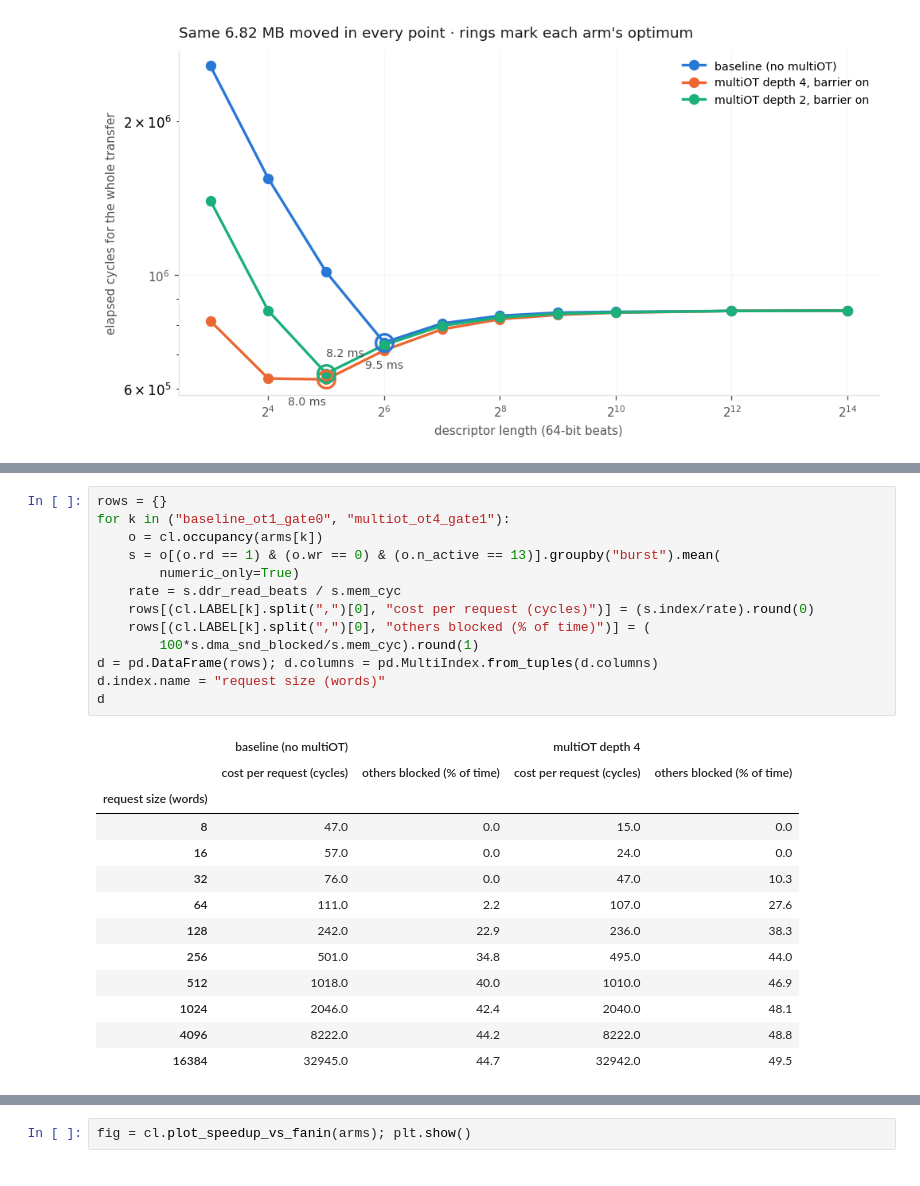
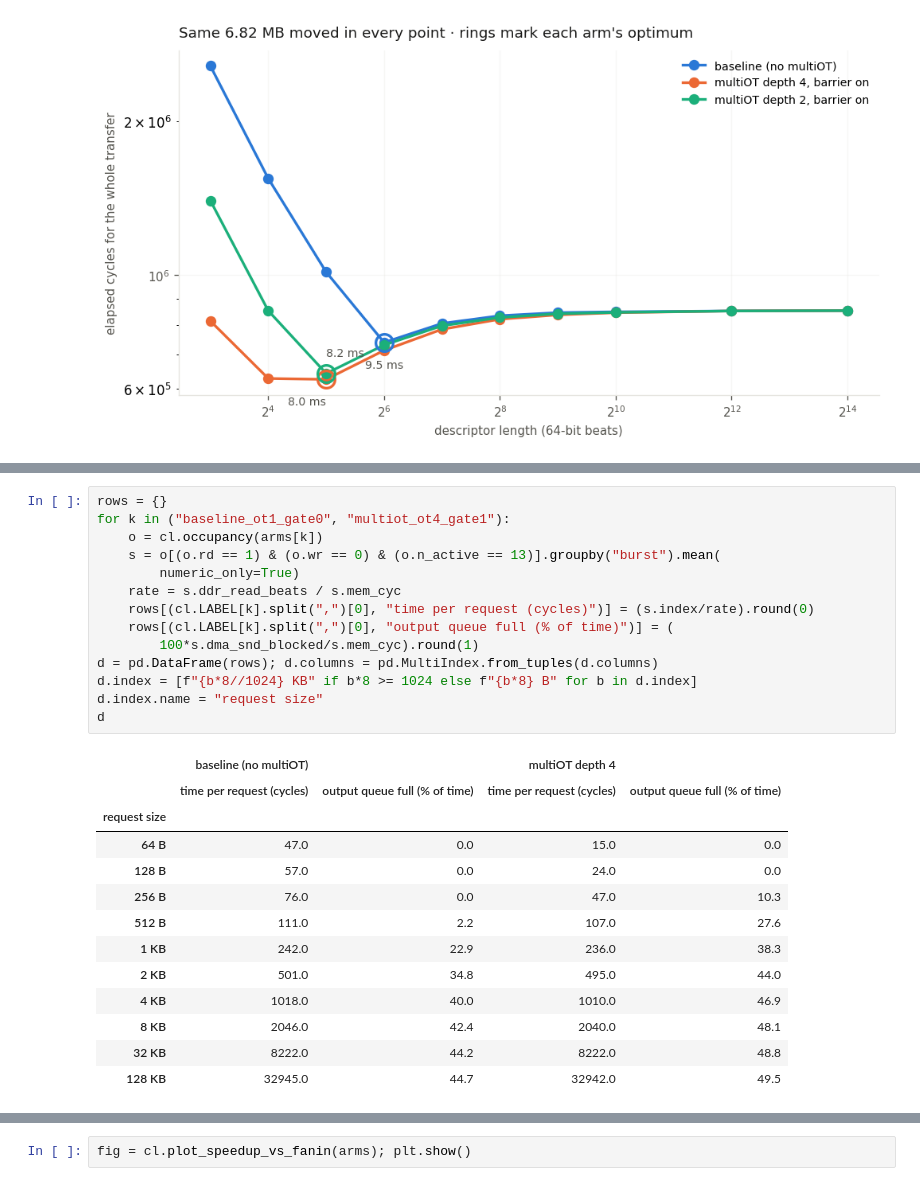
Before and after one commit to eugeniomuscinelli/esp-mem-characterization, a Jupyter notebook: characterization_summary.ipynb, the cells around one changed output, grey strips where cells are left out. Cells and saved outputs as stored; diff of their text form.

```diff
--- a/characterization_summary.ipynb
+++ b/characterization_summary.ipynb
@@ -192,28 +206,29 @@ The best size is where the two cross. You can see both costs acting separately i
 # %%
 rows = {}
 for k in ("baseline_ot1_gate0", "multiot_ot4_gate1"):
     o = cl.occupancy(arms[k])
     s = o[(o.rd == 1) & (o.wr == 0) & (o.n_active == 13)].groupby("burst").mean(
         numeric_only=True)
     rate = s.ddr_read_beats / s.mem_cyc
-    rows[(cl.LABEL[k].split(",")[0], "cost per request (cycles)")] = (s.index/rate).round(0)
-    rows[(cl.LABEL[k].split(",")[0], "others blocked (% of time)")] = (
+    rows[(cl.LABEL[k].split(",")[0], "time per request (cycles)")] = (s.index/rate).round(0)
+    rows[(cl.LABEL[k].split(",")[0], "output queue full (% of time)")] = (
         100*s.dma_snd_blocked/s.mem_cyc).round(1)
 d = pd.DataFrame(rows); d.columns = pd.MultiIndex.from_tuples(d.columns)
-d.index.name = "request size (words)"
+d.index = [f"{b*8//1024} KB" if b*8 >= 1024 else f"{b*8} B" for b in d.index]
+d.index.name = "request size"
 d
 # %% [output]
 |  | baseline (no multiOT) |  | multiOT depth 4 |  |
-|  | cost per request (cycles) | others blocked (% of time) | cost per request (cycles) | others blocked (% of time) |
-| request size (words) |  |  |  |  |
-| 8 | 47.0 | 0.0 | 15.0 | 0.0 |
-| 16 | 57.0 | 0.0 | 24.0 | 0.0 |
-| 32 | 76.0 | 0.0 | 47.0 | 10.3 |
-| 64 | 111.0 | 2.2 | 107.0 | 27.6 |
-| 128 | 242.0 | 22.9 | 236.0 | 38.3 |
-| 256 | 501.0 | 34.8 | 495.0 | 44.0 |
-| 512 | 1018.0 | 40.0 | 1010.0 | 46.9 |
-| 1024 | 2046.0 | 42.4 | 2040.0 | 48.1 |
-| 4096 | 8222.0 | 44.2 | 8222.0 | 48.8 |
-| 16384 | 32945.0 | 44.7 | 32942.0 | 49.5 |
+|  | time per request (cycles) | output queue full (% of time) | time per request (cycles) | output queue full (% of time) |
+| request size |  |  |  |  |
+| 64 B | 47.0 | 0.0 | 15.0 | 0.0 |
+| 128 B | 57.0 | 0.0 | 24.0 | 0.0 |
+| 256 B | 76.0 | 0.0 | 47.0 | 10.3 |
+| 512 B | 111.0 | 2.2 | 107.0 | 27.6 |
+| 1 KB | 242.0 | 22.9 | 236.0 | 38.3 |
+| 2 KB | 501.0 | 34.8 | 495.0 | 44.0 |
+| 4 KB | 1018.0 | 40.0 | 1010.0 | 46.9 |
+| 8 KB | 2046.0 | 42.4 | 2040.0 | 48.1 |
+| 32 KB | 8222.0 | 44.2 | 8222.0 | 48.8 |
+| 128 KB | 32945.0 | 44.7 | 32942.0 | 49.5 |
 # %% [markdown]
```
Also changed, not shown: parts of 7 cells of this notebook.
